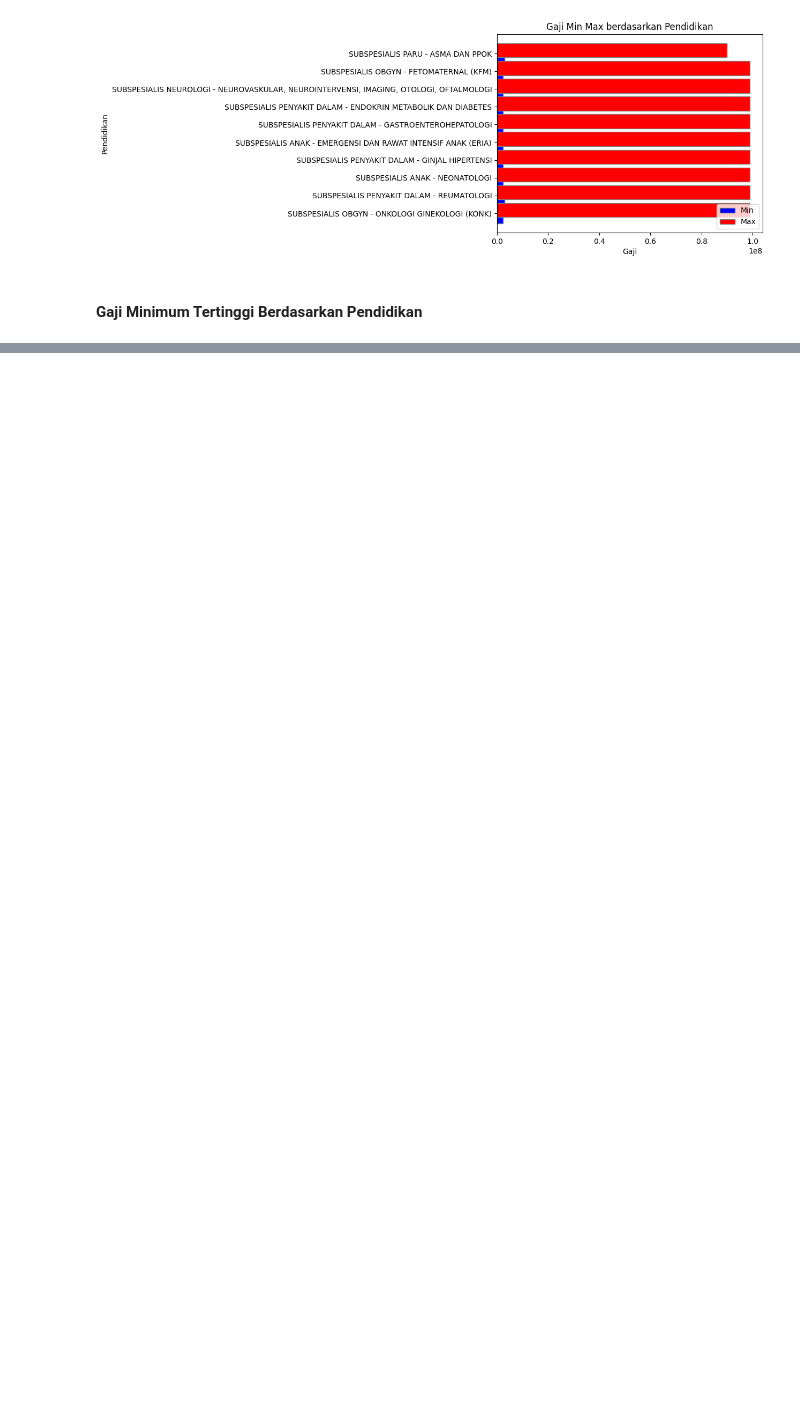
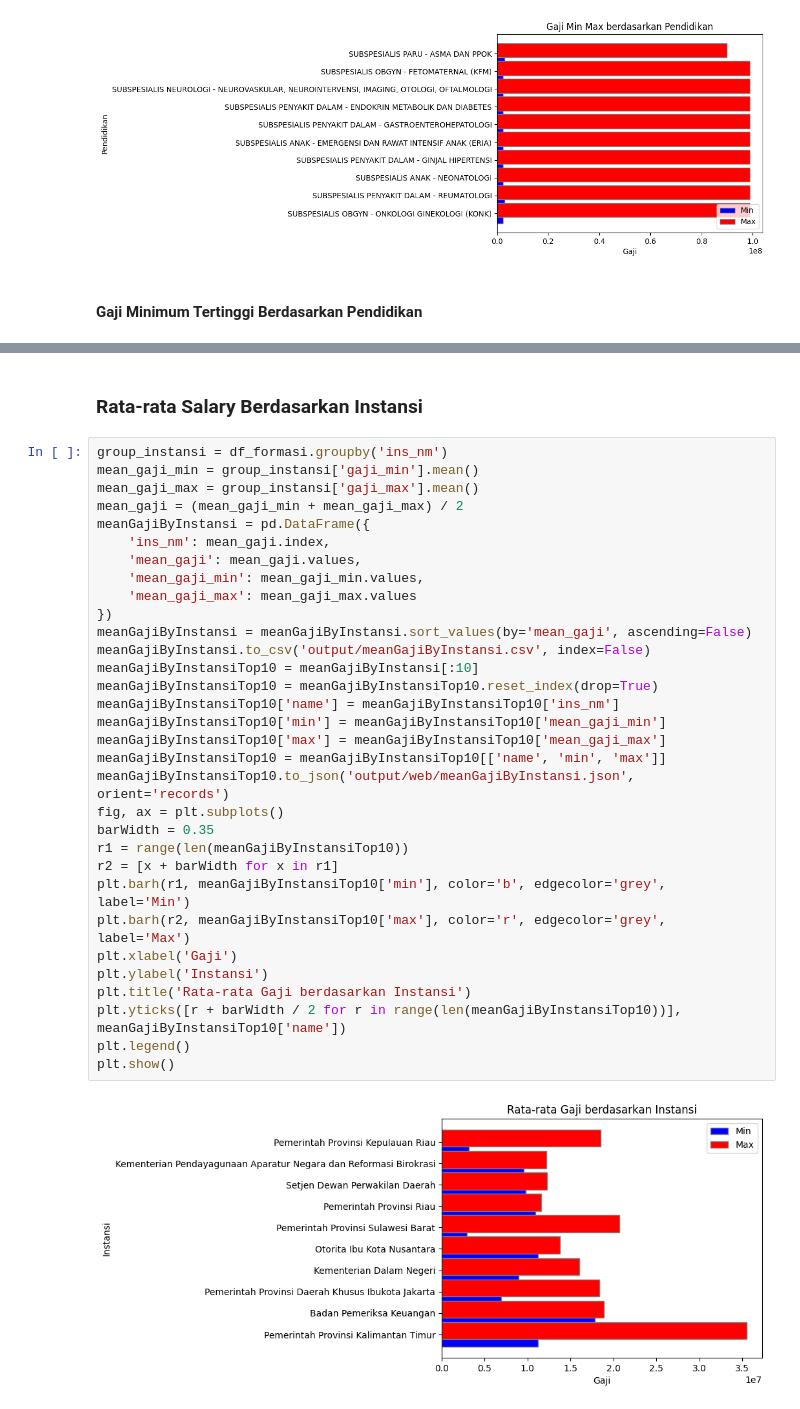
Before and after one commit to nubisub/casn2024-analytic, a Jupyter notebook: main.ipynb, the cells around one changed output, grey strips where cells are left out. Drawn from its saved outputs; the diff is of its cells as text; blank space fills up the shorter version.

```diff
--- a/main.ipynb
+++ b/main.ipynb
@@ -254,0 +295,36 @@ plt.show()
+# %% [markdown]
+### Rata-rata Salary Berdasarkan Instansi
+# %%
+group_instansi = df_formasi.groupby('ins_nm')
+mean_gaji_min = group_instansi['gaji_min'].mean()
+mean_gaji_max = group_instansi['gaji_max'].mean()
+mean_gaji = (mean_gaji_min + mean_gaji_max) / 2
+meanGajiByInstansi = pd.DataFrame({
+    'ins_nm': mean_gaji.index,
+    'mean_gaji': mean_gaji.values,
+    'mean_gaji_min': mean_gaji_min.values,
+    'mean_gaji_max': mean_gaji_max.values
+})
+meanGajiByInstansi = meanGajiByInstansi.sort_values(by='mean_gaji', ascending=False)
+meanGajiByInstansi.to_csv('output/meanGajiByInstansi.csv', index=False)
+meanGajiByInstansiTop10 = meanGajiByInstansi[:10]
+meanGajiByInstansiTop10 = meanGajiByInstansiTop10.reset_index(drop=True)
+meanGajiByInstansiTop10['name'] = meanGajiByInstansiTop10['ins_nm']
+meanGajiByInstansiTop10['min'] = meanGajiByInstansiTop10['mean_gaji_min']
+meanGajiByInstansiTop10['max'] = meanGajiByInstansiTop10['mean_gaji_max']
+meanGajiByInstansiTop10 = meanGajiByInstansiTop10[['name', 'min', 'max']]
+meanGajiByInstansiTop10.to_json('output/web/meanGajiByInstansi.json', orient='records')
+fig, ax = plt.subplots()
+barWidth = 0.35
+r1 = range(len(meanGajiByInstansiTop10))
+r2 = [x + barWidth for x in r1]
+plt.barh(r1, meanGajiByInstansiTop10['min'], color='b', edgecolor='grey', label='Min')
+plt.barh(r2, meanGajiByInstansiTop10['max'], color='r', edgecolor='grey', label='Max')
+plt.xlabel('Gaji')
+plt.ylabel('Instansi')
+plt.title('Rata-rata Gaji berdasarkan Instansi')
+plt.yticks([r + barWidth / 2 for r in range(len(meanGajiByInstansiTop10))], meanGajiByInstansiTop10['name'])
+plt.legend()
+plt.show()
+# %% [output]
+[figure, added]
```
Also changed, not shown: parts of 20 cells of this notebook, 13 other files.
